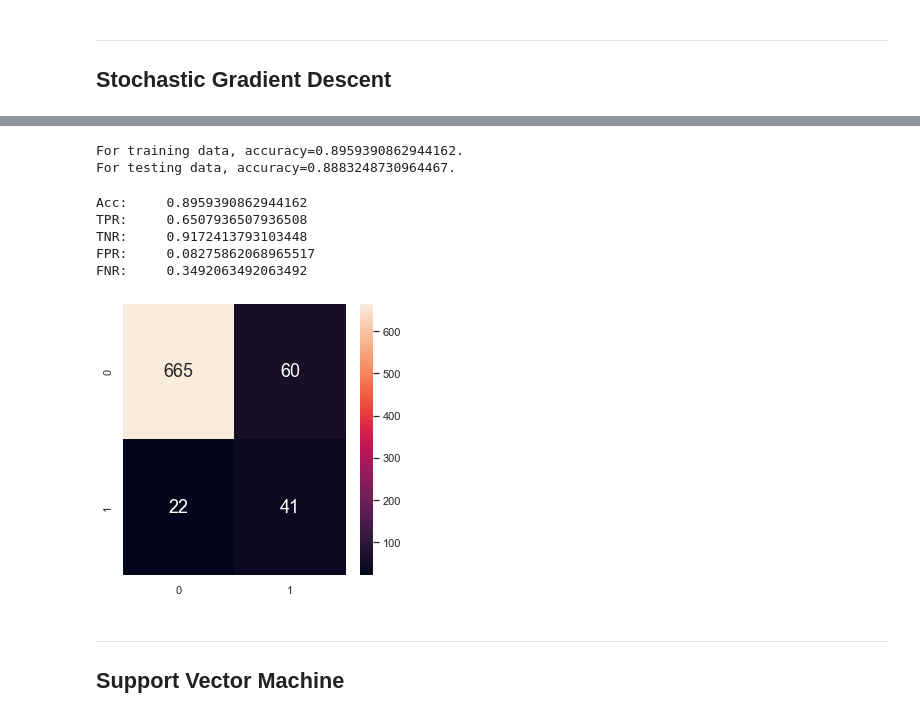
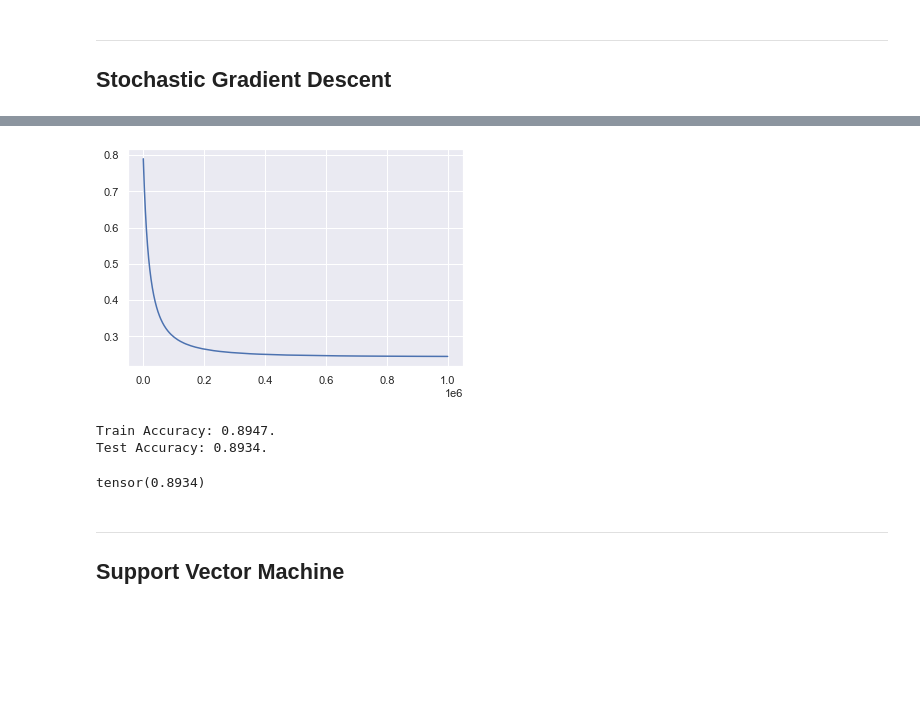
Before and after one commit to danxuZhang/WineQuality, a Jupyter notebook: src/ml.ipynb, the cells around one changed output, grey strips where cells are left out. Cells and saved outputs as stored; diff of their text form; code cells hidden in the pictures; blank space fills up the shorter version.

Commit message:
Change SGD part to PyTorch immplementation

```diff
--- a/src/ml.ipynb
+++ b/src/ml.ipynb
@@ -41,6 +51,9 @@ m, n = X.shape
 print(m, n)
 # %% [output]
 985 11
+# %%
+# list of variable names for easier iterations
+variables = list(X.columns.values)
 # %%
 from sklearn.model_selection import train_test_split
 
@@ -222,13 +172,3 @@ FNR:     0.5416666666666666
 # %% [markdown]
 ---
 ## Stochastic Gradient Descent
-# %%
-from sklearn.linear_model import SGDClassifier
-
-model = SGDClassifier(loss='log',
-                    alpha=1e-7,
-                    max_iter=1e7,
-                    learning_rate='adaptive',
-                    eta0=10
-                    )
-model.fit(X_train, y_train)
@@ -238,18 +175,30 @@ SGDClassifier(alpha=1e-07, eta0=10, learning_rate='adaptive', loss='log',
-# %%
-# overall accuracy
-print(f"For training data, accuracy={model.score(X_train, y_train)}.")
-print(f"For testing data, accuracy={model.score(X_test, y_test)}.")
-# %% [output]
-For training data, accuracy=0.8959390862944162.
-For testing data, accuracy=0.8883248730964467.
-# %%
-# Evaluation of train data
-y_train_pred = model.predict(X_train)
-evaluate(y_train, y_train_pred, plotConfusionMatrix=True)
-# %% [output]
-Acc:     0.8959390862944162
-TPR:     0.6507936507936508
-TNR:     0.9172413793103448
-FPR:     0.08275862068965517
-FNR:     0.3492063492063492
-[figure, removed]
+# %%
+# define model set
+class SGDClassifier(nn.Module):
+    def __init__(self, n):
+        """ Constructor function
+        :param n: number of features
+        """
+        super(SGDClassifier, self).__init__()
+        self.linear = nn.Linear(n, 1).to(device)
+
+    def forward(self, X) -> torch.tensor:
+        """ Forward Processing
+        :param X: predictor tensors
+        :return: predicted response tensor
+        """
+        y_pred = torch.sigmoid(self.linear(X))
+        return y_pred
+# %%
+# split training and testing data
+X_train, X_test, y_train, y_test = train_test_split(X, y, test_size=0.2, random_state=1234)
+
+# convert dataframe to tensor
+X_train = torch.tensor(X_train[variables].values, dtype=torch.float32)
+X_test = torch.tensor(X_test[variables].values, dtype=torch.float32)
+y_train = torch.tensor(y_train['quality'].values, dtype=torch.float32)
+y_test = torch.tensor(y_test['quality'].values, dtype=torch.float32)
+
+# convert y_train and y_test from 1d tensor to 2d tensor
+y_train = y_train.view([y_train.shape[0], 1])
+y_test = y_test.view([y_test.shape[0], 1])
@@ -256,3 +267,10 @@ FNR:     0.3492063492063492
+# %%
+do_sgd(X_train, X_test, y_train, y_test)
+# %% [output]
+[figure, added]
+Train Accuracy: 0.8947.
+Test Accuracy: 0.8934.
+tensor(0.8934)
 # %% [markdown]
 ---
 ## Support Vector Machine
```
Also changed, not shown: parts of 9 cells of this notebook.
